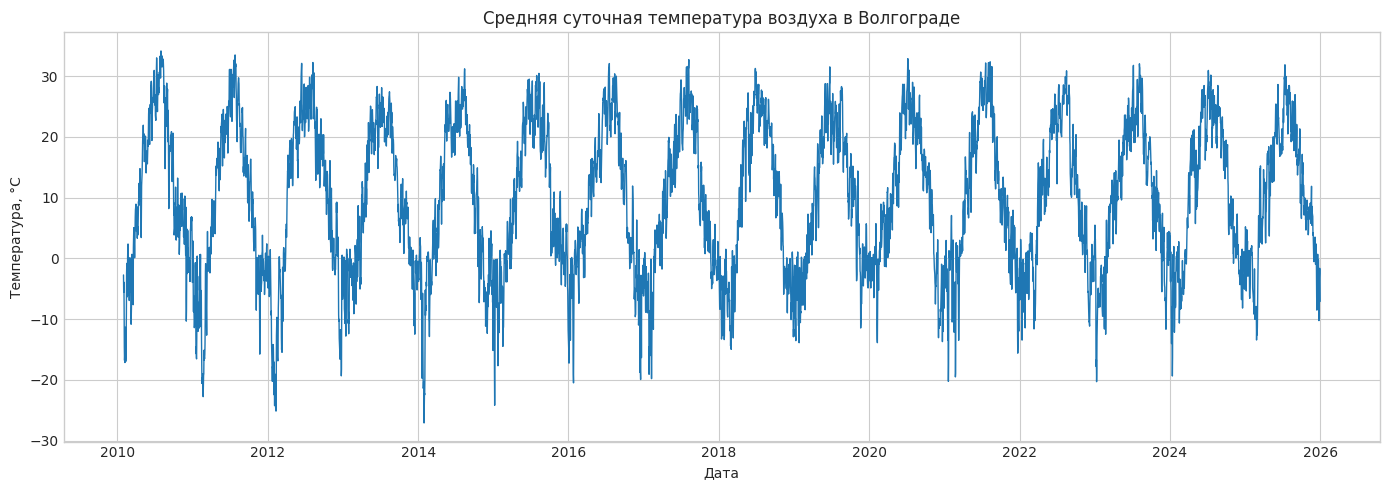
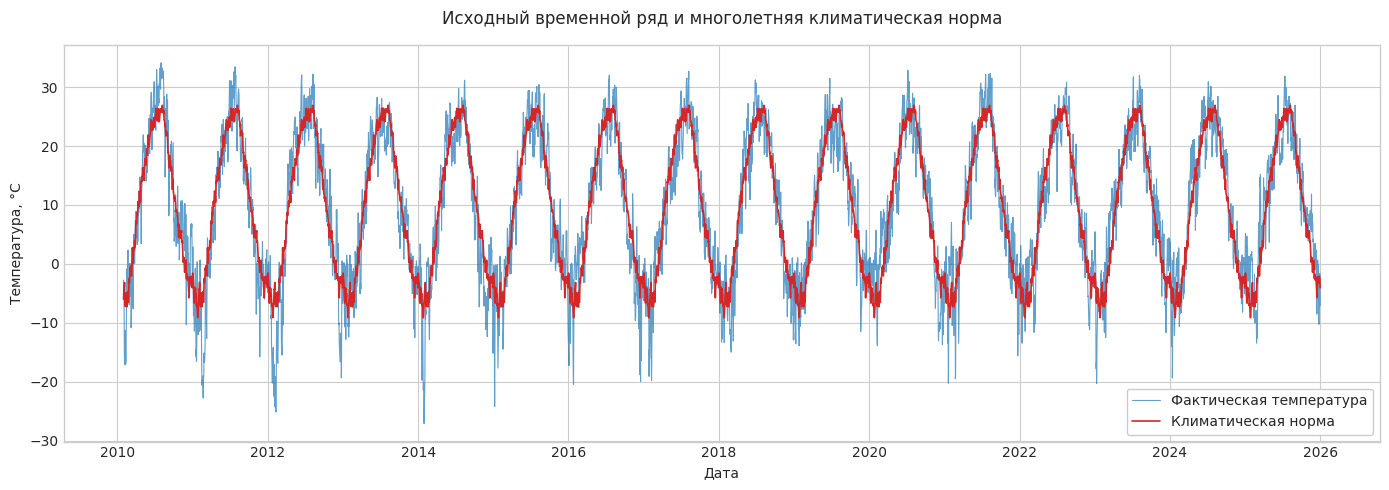
Code edit (unified diff) that turned the first committed figure into the second:
--- before
+++ after
@@ -1,40 +1,41 @@
 time_series_path = FIGURES_DIR / "01_temperature_time_series.png"
-seasonality_path = FIGURES_DIR / "01_monthly_seasonality.png"
+anomaly_series_path = FIGURES_DIR / "01_anomaly_time_series.png"
 
 fig, ax = plt.subplots(figsize=(14, 5))
-ax.plot(dataset["date"], dataset["target_tavg"], color="#1f77b4", linewidth=1.0)
-ax.set_title("Средняя суточная температура воздуха в Волгограде")
+ax.plot(dataset["date"], dataset["target_tavg"], color="#1f77b4", linewidth=0.8, alpha=0.7, label="Фактическая температура")
+ax.plot(dataset["date"], dataset["climatic_norm"], color="#d62728", linewidth=1.2, label="Климатическая норма")
+ax.set_title("Исходный временной ряд и многолетняя климатическая норма", pad=15)
 ax.set_xlabel("Дата")
 ax.set_ylabel("Температура, °C")
+
+ax.legend(
+    loc="lower right", 
+    frameon=True, 
+    facecolor="white", 
+    framealpha=1.0, 
+    edgecolor="#cccccc"
+)
 fig.tight_layout()
 fig.savefig(time_series_path, dpi=200, bbox_inches="tight")
 plt.show()
 
-monthly_profile = dataset.groupby("month")["target_tavg"].agg(["mean", "median", "min", "max"]).reset_index()
-months = monthly_profile["month"].to_numpy(dtype=float)
-mean_values = monthly_profile["mean"].to_numpy(dtype=float)
-median_values = monthly_profile["median"].to_numpy(dtype=float)
-min_values = monthly_profile["min"].to_numpy(dtype=float)
-max_values = monthly_profile["max"].to_numpy(dtype=float)
+fig, ax = plt.subplots(figsize=(14, 5))
+ax.plot(dataset["date"], dataset["target_anomaly"], color="#2ca02c", linewidth=0.8, label="Температурная аномалия")
+ax.axhline(0, color="black", linestyle="--", linewidth=1, alpha=0.7)
+ax.set_title("Выделенная стохастическая компонента (ряд температурных аномалий)", pad=15)
+ax.set_xlabel("Дата")
+ax.set_ylabel("Отклонение от нормы, °C")
 
-fig, ax = plt.subplots(figsize=(10, 5))
-ax.plot(months, mean_values, marker="o", label="Среднее")
-ax.plot(months, median_values, marker="s", label="Медиана")
-ax.fill_between(
-    months,
-    min_values,
-    max_values,
-    alpha=0.2,
-    label="Диапазон min-max",
+ax.legend(
+    loc="lower right", 
+    frameon=True, 
+    facecolor="white", 
+    framealpha=1.0, 
+    edgecolor="#cccccc"
 )
-ax.set_title("Сезонность средней суточной температуры по месяцам")
-ax.set_xlabel("Месяц")
-ax.set_ylabel("Температура, °C")
-ax.set_xticks(range(1, 13))
-ax.legend()
 fig.tight_layout()
-fig.savefig(seasonality_path, dpi=200, bbox_inches="tight")
+fig.savefig(anomaly_series_path, dpi=200, bbox_inches="tight")
 plt.show()
 
-print(f"График временного ряда сохранён в: {time_series_path}")
-print(f"График сезонности по месяцам сохранён в: {seasonality_path}")
+print(f"График временного ряда и нормы сохранён в: {time_series_path}")
+print(f"График изолированной аномалии сохранён в: {anomaly_series_path}")

Commit: The final version 01_dataset_creation.ipynb